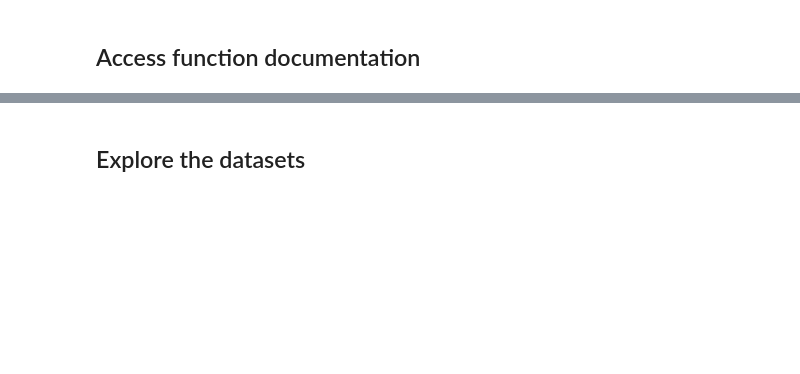
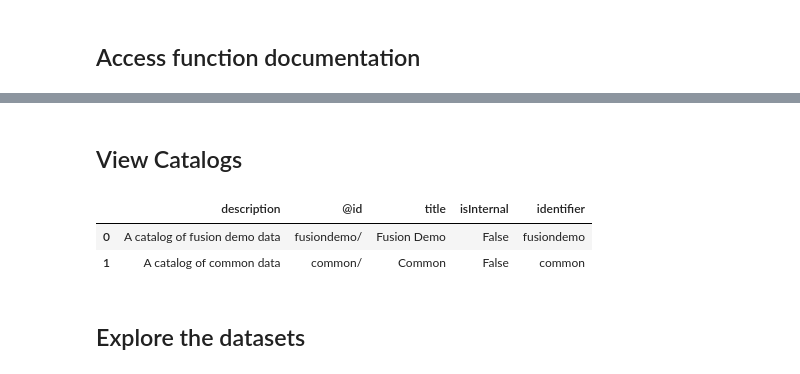
Before and after one commit to jpmorganchase/fusion, a Jupyter notebook: docs/get_started.ipynb, the cells around one changed output, grey strips where cells are left out. Saved outputs shown, nothing was run; the diff lists cells and outputs as text; code cells hidden in the pictures; blank space fills up the shorter version.

```diff
--- a/docs/get_started.ipynb
+++ b/docs/get_started.ipynb
@@ -56,4 +53,12 @@ File:      c:\dev\fusion\fusion\fusion.py
 Type:      method
+# %% [markdown]
+## View Catalogs
+# %%
+fusion.list_catalogs()
+# %% [output]
+|  | description | @id | title | isInternal | identifier |
+| 0 | A catalog of fusion demo data | fusiondemo/ | Fusion Demo | False | fusiondemo |
+| 1 | A catalog of common data | common/ | Common | False | common |
 # %% [markdown]
 ## Explore the datasets
 # %%
```
Also changed, not shown: parts of 18 cells of this notebook, 1 other file.
